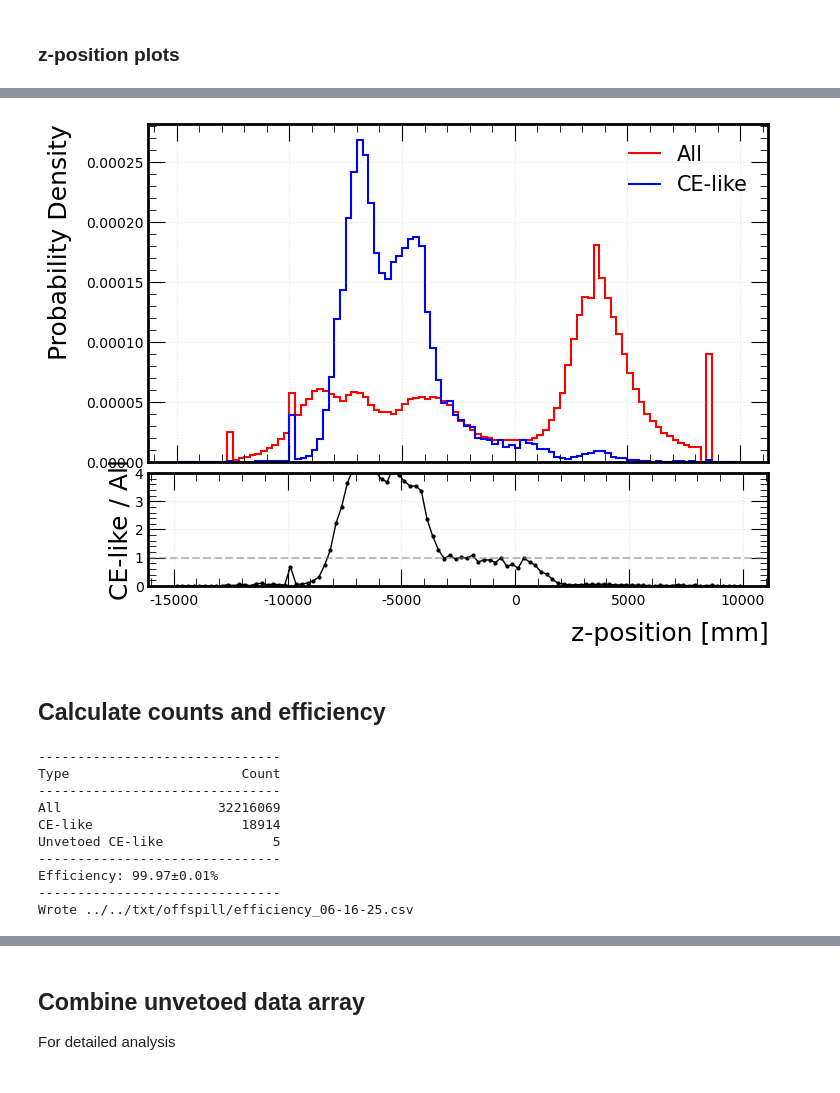
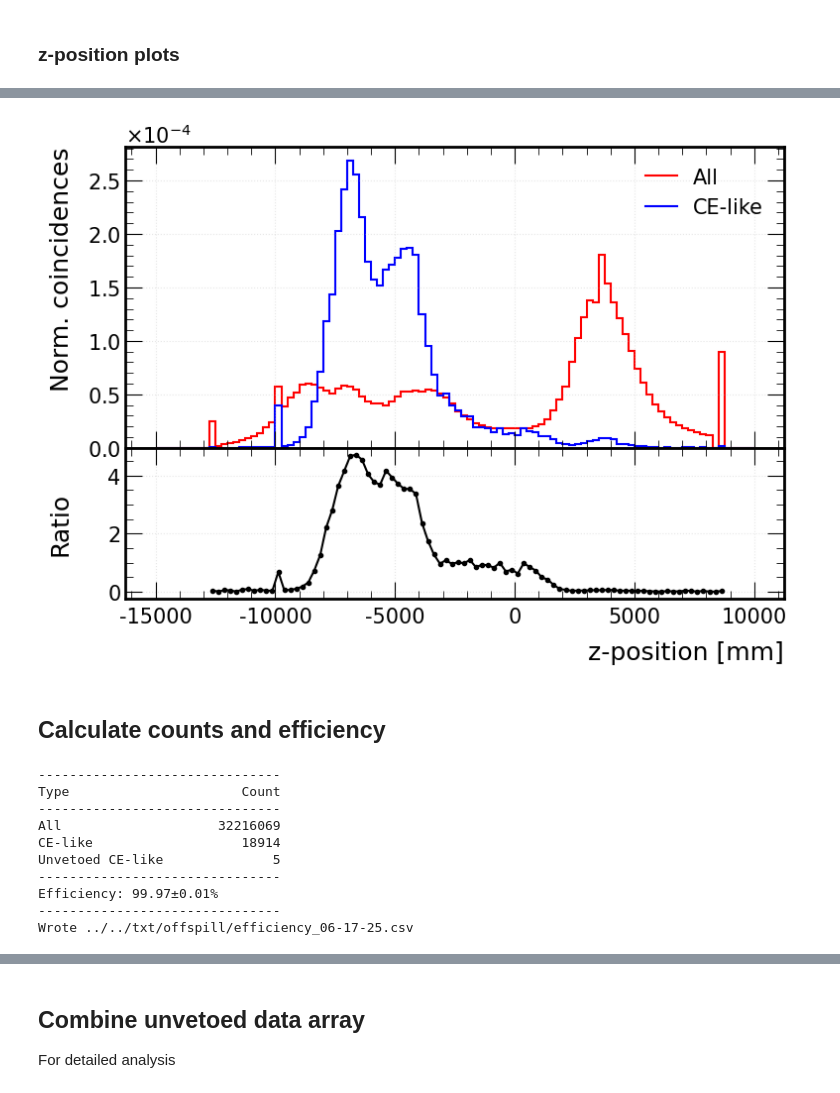
Before and after one commit to victordorojan/mu2e_cosmic_ana, a Jupyter notebook: ana/offspill/ana.ipynb, the cells around one changed output, grey strips where cells are left out. Drawn from its saved outputs; the diff is of its cells as text; code cells hidden in the pictures.

```diff
--- a/ana/offspill/ana.ipynb
+++ b/ana/offspill/ana.ipynb
@@ -509,48 +538,44 @@ z_plots()
 # %%
-def z_plots(fout=f"../../img/{spill}/h1_ana_crv_z_{spill}_{tag}.png"):
-   fig, (ax_main, ax_ratio) = plt.subplots(
-       2, 1, figsize=(8, 6),
-       gridspec_kw={'height_ratios': [3, 1], 'hspace': 0.05}
-   )
+# def z_plots(fout=f"../../img/{spill}/h1_ana_crv_z_{spill}_{tag}.png"):
+#     fig, (ax_main, ax_ratio) = plt.subplots(
+#         2, 1, figsize=(6.4*1.25, 4.8*1.25),
+#         gridspec_kw={'height_ratios': [2, 1], 'hspace': 0},
+#         sharex=True  # This ensures alignment
+#     )
 
-   h_wide = combined_histograms['CRV z-position']
-   h_wide = h_wide[{"selection": ["All", "CE-like"]}]
+#     h_wide = combined_histograms['CRV z-position']
+#     h_wide = h_wide[{"selection": ["All", "CE-like"]}]
 
-   # Main plot
-   h_wide.plot1d(overlay='selection', ax=ax_main, density=True)
-   ax_main.set_ylabel("Probability Density")
-   ax_main.grid(True, alpha=0.3)
-   ax_main.legend(frameon=False, loc="upper right")
-   ax_main.set_xlabel("")
-   ax_main.set_xticklabels([])
-   ax_main.tick_params(axis='both', which='major', labelsize=10)
+#     # Main plot
+#     h_wide.plot1d(overlay='selection', ax=ax_main, density=True)
+#     ax_main.set_ylabel("Norm. coincidences")
+#     ax_main.grid(True, alpha=0.3)
+#     ax_main.legend(frameon=False, loc="best")
+#     ax_main.tick_params(labelbottom=False)  # Hide x-tick labels instead
+#     ax_main.ticklabel_format(style='scientific', axis='y', scilimits=(0,0), useMathText=True)
 
-   # Ratio plot
-   h_all = h_wide[{"selection": "All"}]
-   h_ce = h_wide[{"selection": "CE-like"}]
-   h_all = h_all / h_all.sum()
-   h_ce = h_ce / h_ce.sum()
+#     # Ratio plot
+#     h_all = h_wide[{"selection": "All"}]
+#     h_ce = h_wide[{"selection": "CE-like"}]
+#     h_all = h_all / h_all.sum()
+#     h_ce = h_ce / h_ce.sum()
 
-   # Calculate ratio with error handling
-   ratio = np.divide(h_ce.values(), h_all.values(),
-                    out=np.zeros_like(h_ce.values()), where=h_all.values()!=0)
-   bin_centers = h_ce.axes[0].centers
+#     ratio = h_ce.values() / h_all.values()
+#     bin_centers = h_ce.axes[0].centers
 
-   ax_ratio.plot(bin_centers, ratio, 'ko-', markersize=2, linewidth=1)
-   ax_ratio.axhline(y=1, color='gray', linestyle='--', alpha=0.5)
-   ax_ratio.set_ylabel("CE-like / All", va='center', ha='center')
-   ax_ratio.set_xlabel("z-position [mm]")
-   ax_ratio.grid(True, alpha=0.3)
-   ax_ratio.set_ylim(0, 4)
-   ax_ratio.tick_params(axis='both', which='major', labelsize=10)
+#     ax_ratio.plot(bin_centers, ratio, 'ko-', markersize=3)
+#     ax_ratio.set_ylabel("Ratio", va='center', ha='center')
+#     ax_ratio.set_xlabel("z-position [mm]")
+#     ax_ratio.grid(True, alpha=0.3)
+#     ax_ratio.yaxis.set_label_coords(-0.1, 0.5)
 
-   plt.tight_layout()
-   plt.savefig(fout, dpi=300, bbox_inches='tight')
-   plt.show()
+#     plt.tight_layout()
+#     plt.savefig(fout, dpi=300)
+#     plt.show()
 
-z_plots()
+# z_plots()
 # %% [output]
-[figure, old version]
+[figure, new version]
 # %% [markdown]
 ## Calculate counts and efficiency
 # %%
@@ -565,8 +590,8 @@ all_count = count_events("All")
 ce_like_count = count_events("CE-like")
 unvetoed_count = count_events("Unvetoed CE-like")
 
-efficiency = 100 * (1 - unvetoed_count / ce_like_count)
-efficiency_error = 100 * np.sqrt(unvetoed_count) / ce_like_count
+efficiency = 100 * (1 - unvetoed_count / ce_like_count) if ce_like_count > 0 else np.nan
+efficiency_error = 100 * np.sqrt(unvetoed_count) / ce_like_count if ce_like_count > 0 else np.nan
 
 # Create formatted output
 print("-" * 31)
@@ -610,4 +635,4 @@ Unvetoed CE-like              5
 -------------------------------
 Efficiency: 99.97±0.01%
 -------------------------------
-Wrote ../../txt/offspill/efficiency_06-16-25.csv
+Wrote ../../txt/offspill/efficiency_06-17-25.csv
```
Also changed, not shown: parts of 8 cells of this notebook, 4 other files.
